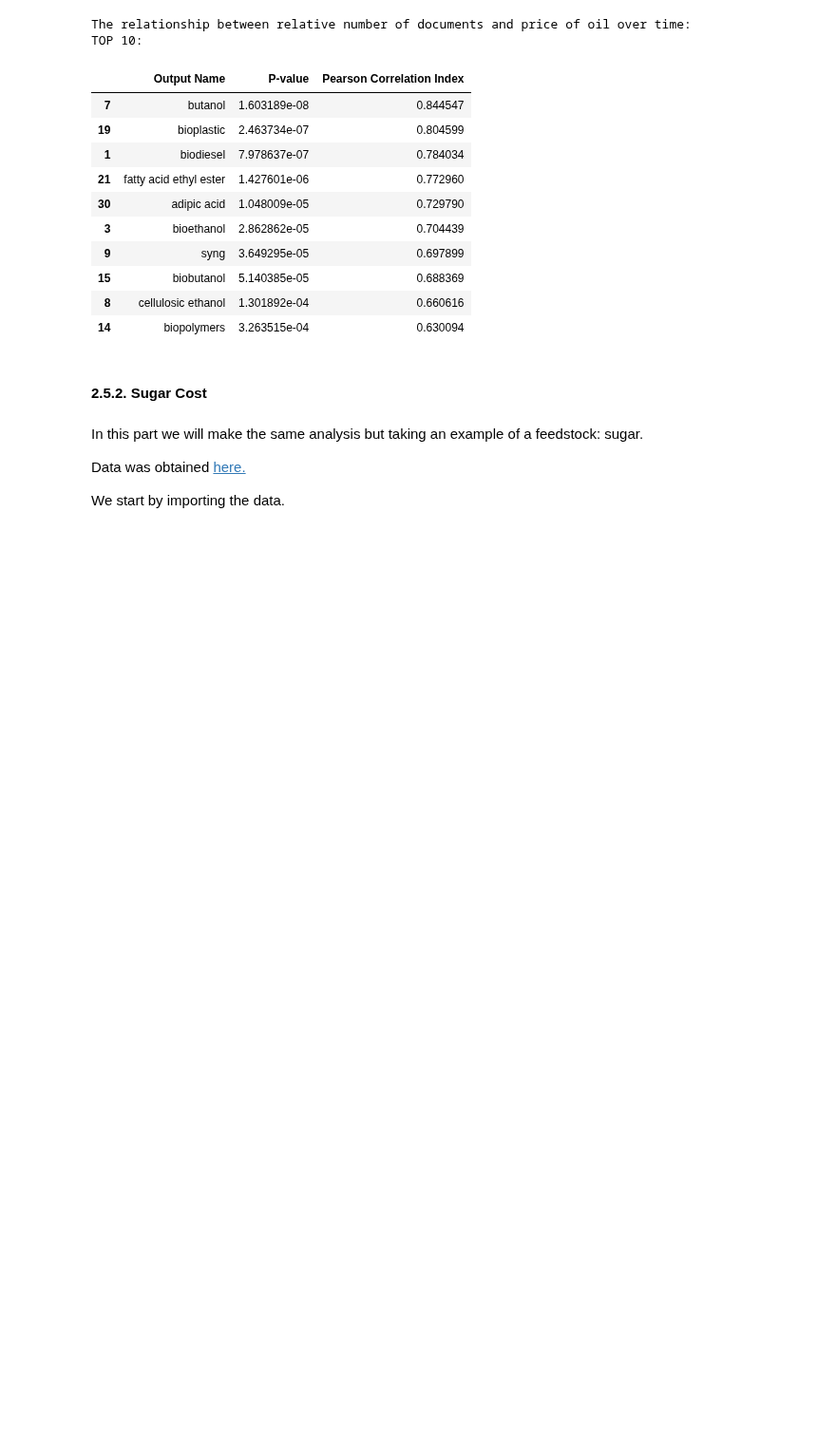
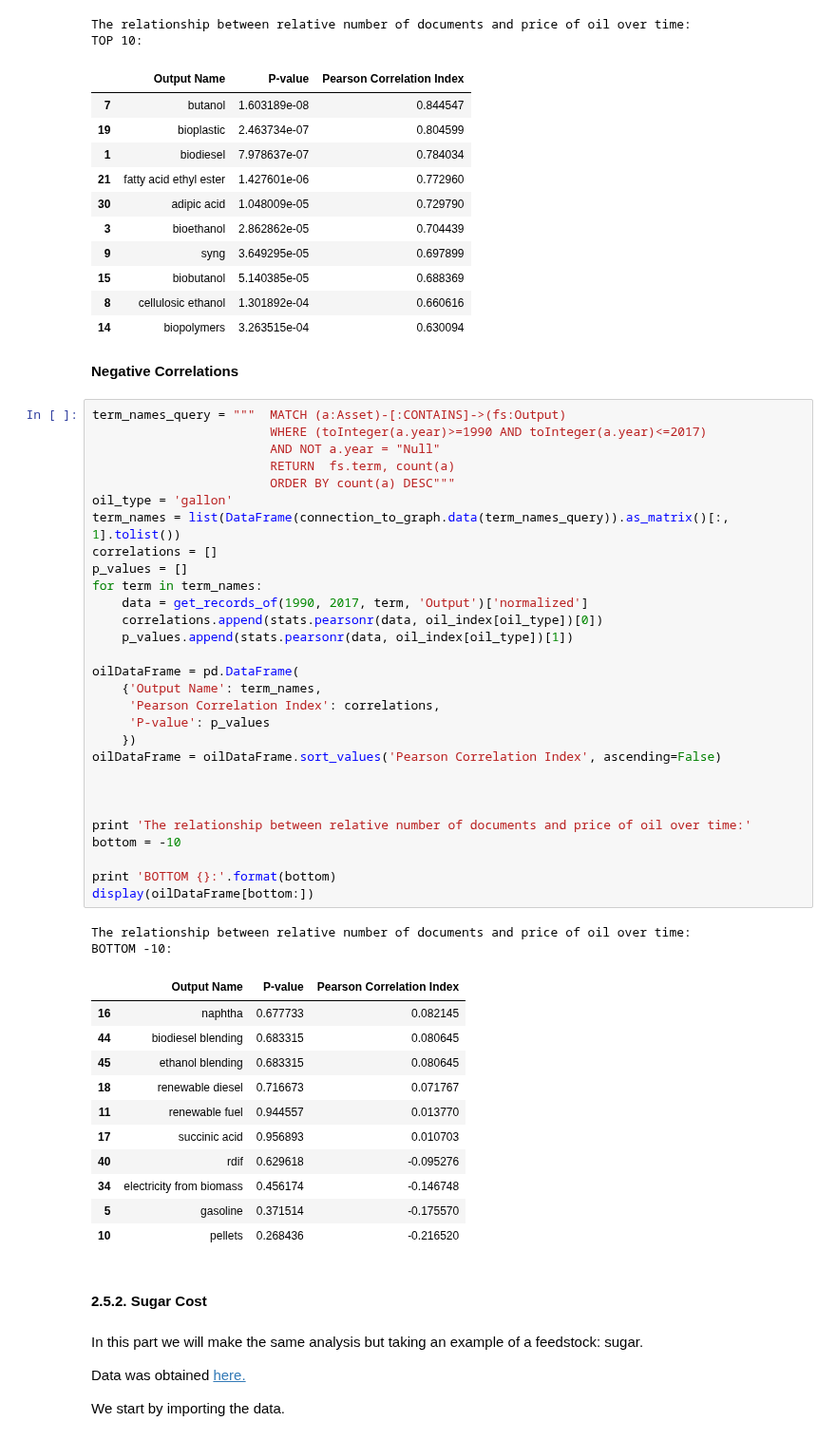
Before and after one commit to duarteocarmo/technological_capabilities, a Jupyter notebook: notebooks/2_2_Capability Correlations_Time.ipynb, the cells around one changed output. Shown at 95% size. Saved outputs shown, nothing was run; the diff lists cells and outputs as text; blank space fills up the shorter version.

```diff
--- a/notebooks/2_2_Capability Correlations_Time.ipynb
+++ b/notebooks/2_2_Capability Correlations_Time.ipynb
@@ -651,6 +651,51 @@ TOP 10:
 | 15 | biobutanol | 5.140385e-05 | 0.688369 |
 | 8 | cellulosic ethanol | 1.301892e-04 | 0.660616 |
 | 14 | biopolymers | 3.263515e-04 | 0.630094 |
+# %% [markdown]
+**Negative Correlations**
+# %%
+term_names_query = """  MATCH (a:Asset)-[:CONTAINS]->(fs:Output)
+                        WHERE (toInteger(a.year)>=1990 AND toInteger(a.year)<=2017)
+                        AND NOT a.year = "Null"
+                        RETURN  fs.term, count(a)
+                        ORDER BY count(a) DESC"""
+oil_type = 'gallon'
+term_names = list(DataFrame(connection_to_graph.data(term_names_query)).as_matrix()[:, 1].tolist())
+correlations = []
+p_values = []
+for term in term_names:
+    data = get_records_of(1990, 2017, term, 'Output')['normalized']
+    correlations.append(stats.pearsonr(data, oil_index[oil_type])[0])
+    p_values.append(stats.pearsonr(data, oil_index[oil_type])[1])
+
+oilDataFrame = pd.DataFrame(
+    {'Output Name': term_names,
+     'Pearson Correlation Index': correlations,
+     'P-value': p_values
+    })
+oilDataFrame = oilDataFrame.sort_values('Pearson Correlation Index', ascending=False)
+
+
+
+print 'The relationship between relative number of documents and price of oil over time:'
+bottom = -10
+
+print 'BOTTOM {}:'.format(bottom)
+display(oilDataFrame[bottom:])
+# %% [output]
+The relationship between relative number of documents and price of oil over time:
+BOTTOM -10:
+|  | Output Name | P-value | Pearson Correlation Index |
+| 16 | naphtha | 0.677733 | 0.082145 |
+| 44 | biodiesel blending | 0.683315 | 0.080645 |
+| 45 | ethanol blending | 0.683315 | 0.080645 |
+| 18 | renewable diesel | 0.716673 | 0.071767 |
+| 11 | renewable fuel | 0.944557 | 0.013770 |
+| 17 | succinic acid | 0.956893 | 0.010703 |
+| 40 | rdif | 0.629618 | -0.095276 |
+| 34 | electricity from biomass | 0.456174 | -0.146748 |
+| 5 | gasoline | 0.371514 | -0.175570 |
+| 10 | pellets | 0.268436 | -0.216520 |
 # %% [markdown]
 #### 2.5.2. Sugar Cost  <a class="anchor" id="two-five-two"></a>
 # %% [markdown]
```
Also changed, not shown: parts of 4 cells of this notebook.
